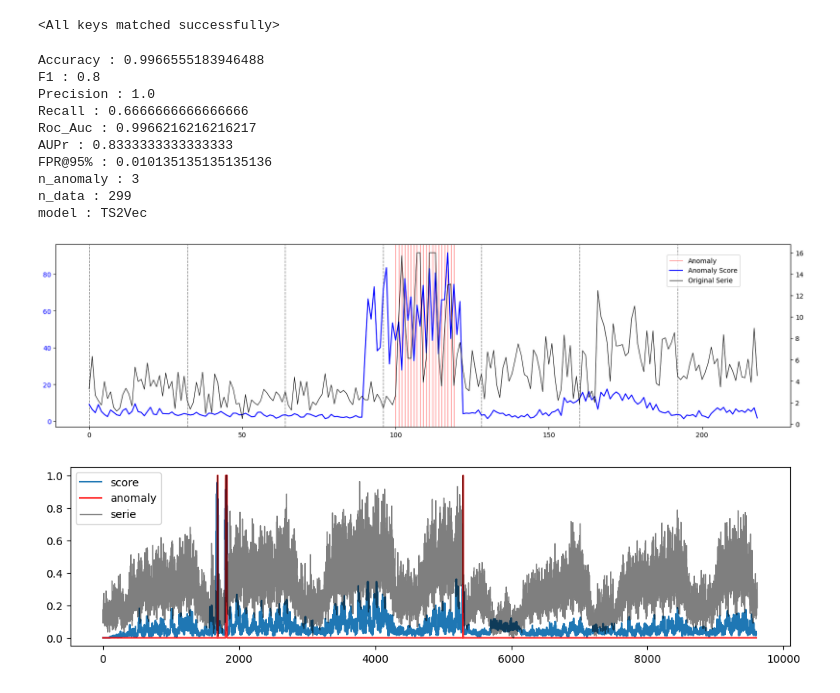
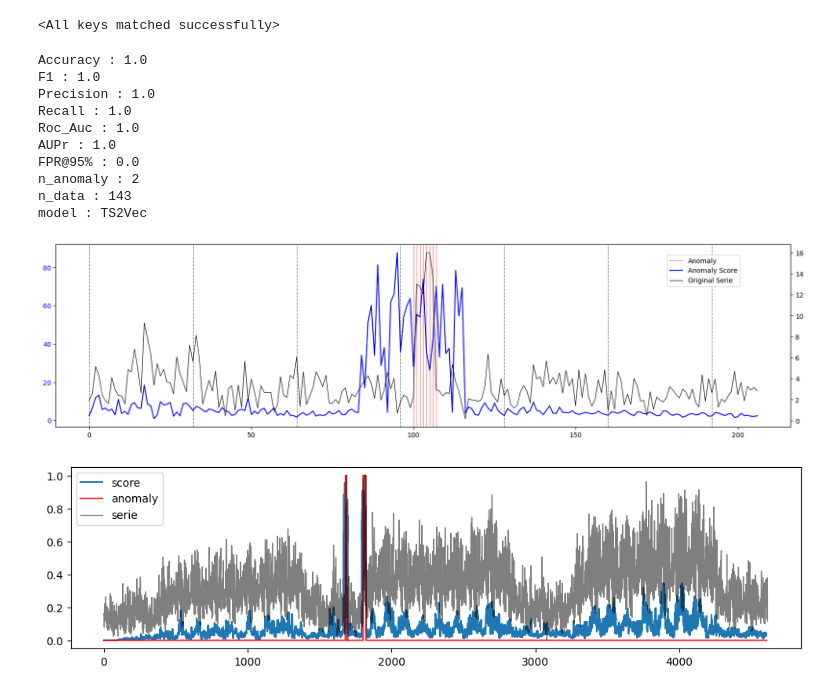
Before and after one commit to QMoayedpour/moving_mahalanobis, a Jupyter notebook: notebooks/ts2vec.ipynb, the cells around one changed output. Cells and saved outputs as stored; diff of their text form; code cells hidden in the pictures.

```diff
--- a/notebooks/ts2vec.ipynb
+++ b/notebooks/ts2vec.ipynb
@@ -24,5 +24,5 @@ model.net.load_state_dict(torch.load('/home/onyxia/work/moving_mahalanobis/model
 <All keys matched successfully>
 # %%
 import json
-with open("/home/onyxia/work/moving_mahalanobis/data/KPI_anomaly/kpi.json", "r") as file:
+with open("/home/onyxia/work/moving_mahalanobis/data/KPI_anomaly/kpi_2.json", "r") as file:
     data = json.load(file)
@@ -31,14 +29,10 @@ data_kpi = flatten_data(data)
 # %%
-key = list(data_kpi.keys())[2]
+key = list(data.keys())[2]
 # %%
 import pandas as pd
 seq_len = 32
-path_to_file = "/home/onyxia/work/moving_mahalanobis/data/NAB_anomaly/ec2_cpu_utilization_ac20cd.csv"
-df = pd.read_csv(path_to_file)
-X = df["value"].to_numpy()
-y = df["label"].to_numpy()
-X = data_kpi[key]["X"][:10000]
-y = data_kpi[key]["y"][:10000]
+X = np.array(data[key]["X"][:5000])
+y = np.array(data[key]["y"][:5000])
 y = create_windows(y.flatten(), seq_len=seq_len, stride=seq_len)
 loader = create_ts2vec_dataset(X, model, seq_len=seq_len, stride=seq_len, device="cpu")
 # %%
@@ -51,20 +45,20 @@ out = mahala.fit()
 for key in out.keys():
     print(key, ":", out[key])
 # %% [output]
-Accuracy : 0.9966555183946488
-F1 : 0.8
+Accuracy : 1.0
+F1 : 1.0
 Precision : 1.0
-Recall : 0.6666666666666666
-Roc_Auc : 0.9966216216216217
-AUPr : 0.8333333333333333
-FPR@95% : 0.010135135135135136
-n_anomaly : 3
-n_data : 299
+Recall : 1.0
+Roc_Auc : 1.0
+AUPr : 1.0
+FPR@95% : 0.0
+n_anomaly : 2
+n_data : 143
 model : TS2Vec
 # %%
-mahala.plot_anomalies(1)
+mahala.plot_anomalies(0)
 # %% [output]
-[figure, old version]
+[figure, new version]
 # %%
 plt.figure(figsize=(12,3))
 plt.plot(normalise(np.clip(mahala.score, None, 7000)), label="score")
@@ -73,7 +67,7 @@ plt.plot(normalise(mahala.X.flatten()), linewidth=1, alpha=0.5, c="black", label
 plt.legend()
 plt.show()
 # %% [output]
-[figure, old version]
+[figure, new version]
 # %%
 label_w, score_w = score_windows(mahala.labels, mahala.score, seq_len=32)
 all_metrics(label_w, score_w, verbose=True)
```
Also changed, not shown: parts of 4 cells of this notebook.
